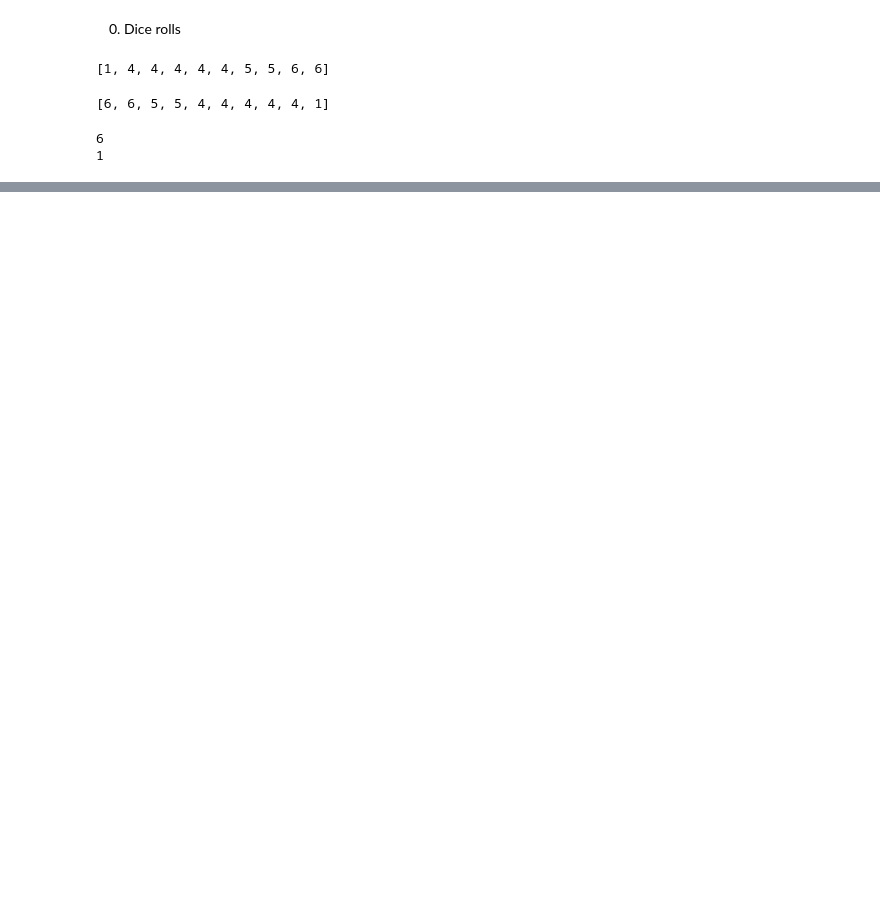
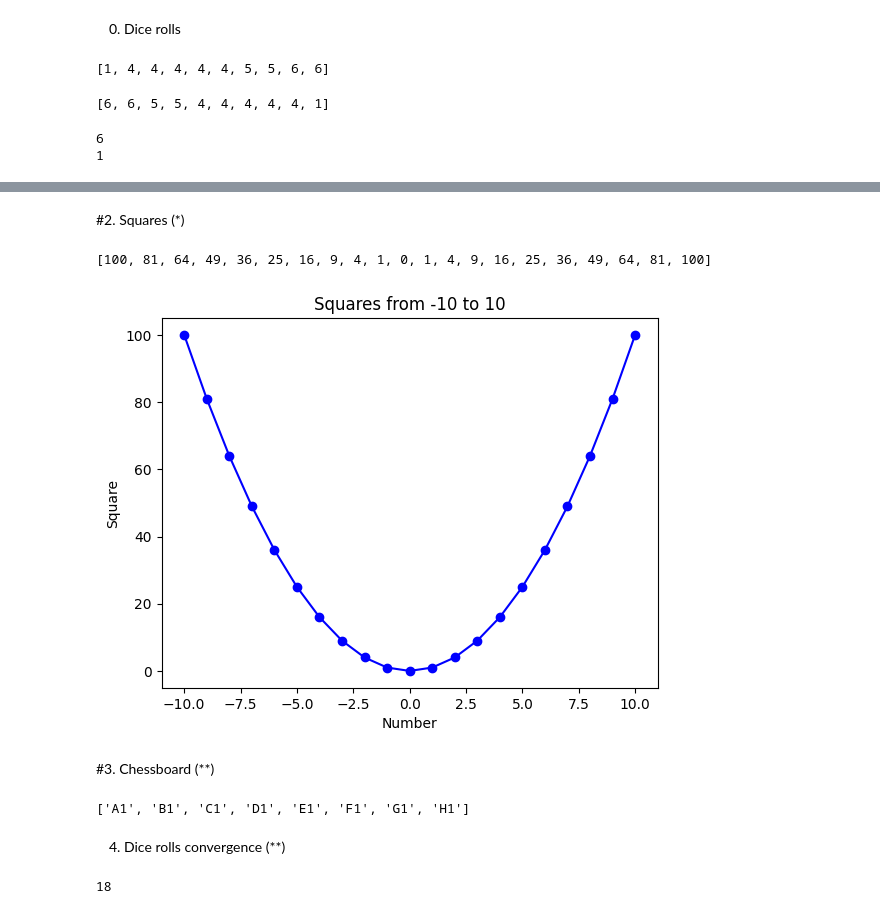
Before and after one commit to zmacken/python_de_25_hannah_zemack, a Jupyter notebook: exercises/exercise_03.ipynb, the cells around one changed output, grey strips where cells are left out. Cells and saved outputs as stored; diff of their text form; code cells hidden in the pictures; blank space fills up the shorter version.

```diff
--- a/exercises/exercise_03.ipynb
+++ b/exercises/exercise_03.ipynb
@@ -39,0 +100,41 @@ print(min_roll)
+# %% [markdown]
+#2. Squares (*)
+# %%
+squares = [x**2 for x in range(-10, 11)]
+
+print(squares)
+# %% [output]
+[100, 81, 64, 49, 36, 25, 16, 9, 4, 1, 0, 1, 4, 9, 16, 25, 36, 49, 64, 81, 100]
+# %%
+import matplotlib.pyplot as plt
+
+numbers = list(range(-10, 11))
+squares = [x**2 for x in numbers]
+plt.plot(numbers, squares, marker='o', linestyle='-', color='blue')
+plt.title("Squares from -10 to 10")
+plt.xlabel("Number")
+plt.ylabel("Square")
+plt.grid(False)
+plt.show()
+# %% [output]
+[figure, added]
+# %% [markdown]
+#3. Chessboard (**)
+# %%
+
+letters_numbers = [letter + '1' for letter in ['A','B','C','D','E','F','G','H']]
+print(letters_numbers)
+# %% [output]
+['A1', 'B1', 'C1', 'D1', 'E1', 'F1', 'G1', 'H1']
+# %% [markdown]
+4. Dice rolls convergence (**)
+# %%
+#a
+import random as rnd
+
+dice_rolls = [rnd.randint(1, 6) for _ in range(100)]
+count_six = dice_rolls.count(6)
+
+count_six
+# %% [output]
+18
```
Also changed, not shown: parts of 8 cells of this notebook, 1 other file.
